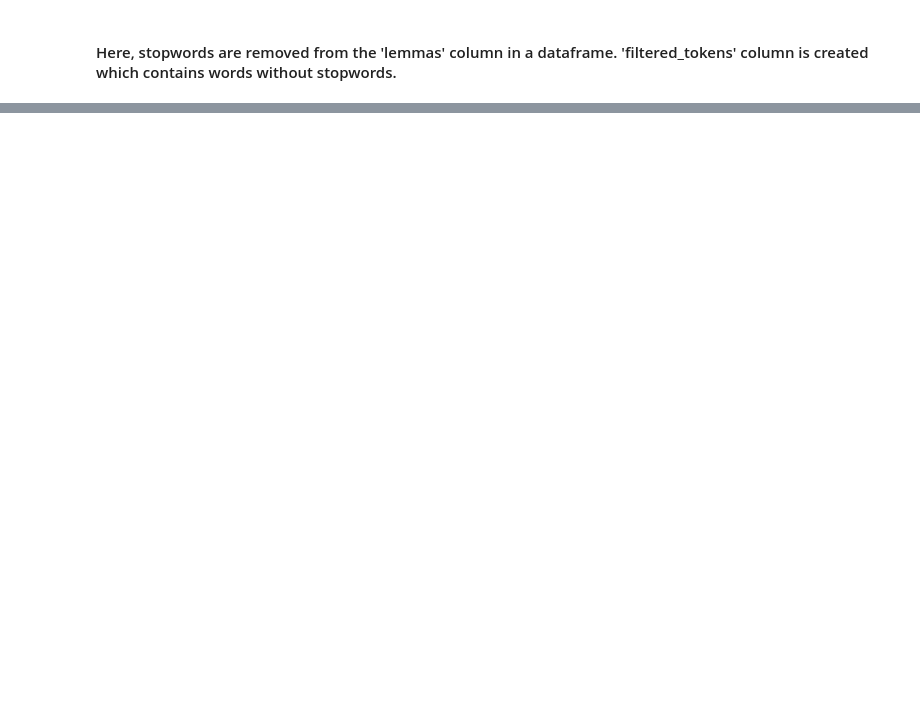
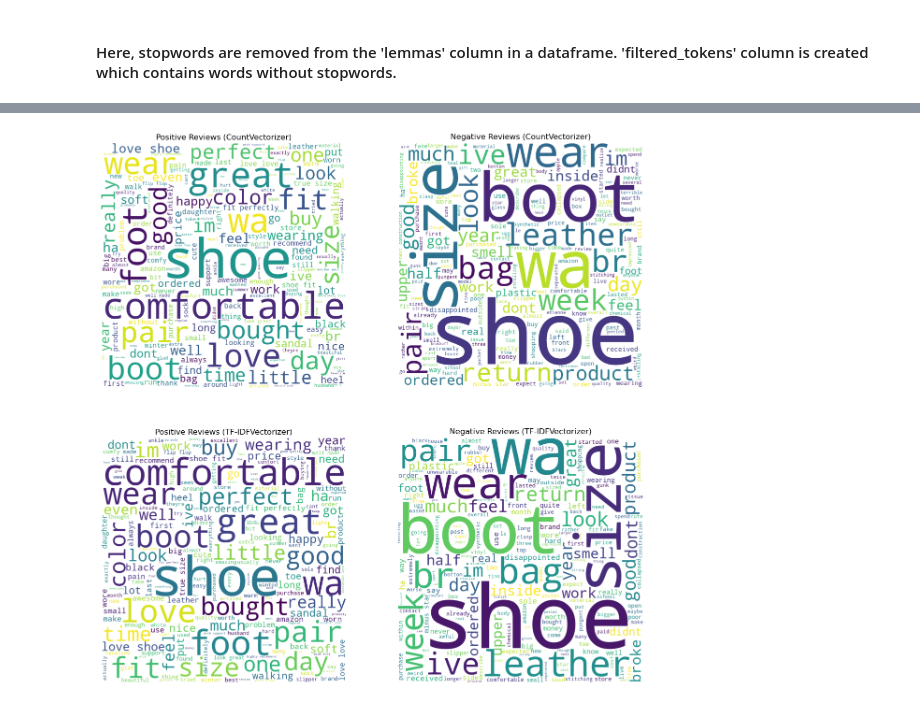
Before and after one commit to shubhampokhrel81/Amazon-US-shoes-review-using-NLP, a Jupyter notebook: assignment1_word_vectorization.ipynb, the cells around one changed output, grey strips where cells are left out. Cells and saved outputs as stored; diff of their text form; code cells hidden in the pictures; blank space fills up the shorter version.

Commit message:
model building with comparison

```diff
--- a/assignment1_word_vectorization.ipynb
+++ b/assignment1_word_vectorization.ipynb
@@ -596,0 +601,2 @@ plt.show()
+# %%
+df_model = pd.concat([df_text['filtered_tokens'],df['star_rating']], axis=1)
@@ -596,0 +619,69 @@ plt.show()
+# %%
+from sklearn.feature_extraction.text import CountVectorizer, TfidfVectorizer
+from sklearn.model_selection import train_test_split
+from sklearn.naive_bayes import MultinomialNB
+from sklearn.metrics import classification_report, confusion_matrix
+
+# Convert the list of tokens into a string
+df_model['text'] = df_model['filtered_tokens'].apply(lambda x: ' '.join(x))
+
+# Split the data into training and test sets
+X_train, X_test, y_train, y_test = train_test_split(df_model['text'], df_model['star_rating'], test_size=0.3, random_state=42)
+
+# Initialize the vectorizers
+cv = CountVectorizer(min_df=5, ngram_range=(1, 2))
+tfidf = TfidfVectorizer(max_df=0.5, min_df=5, ngram_range=(1, 2))
+
+# Fit and transform the vectorizers on the training data
+X_train_cv = cv.fit_transform(X_train)
+X_train_tfidf = tfidf.fit_transform(X_train)
+
+# Transform the test data using the trained vectorizers
+X_test_cv = cv.transform(X_test)
+X_test_tfidf = tfidf.transform(X_test)
+
+# Train a Naive Bayes classifier on the CountVectorizer transformed data
+nb_cv = MultinomialNB()
+nb_cv.fit(X_train_cv, y_train)
+y_pred_cv = nb_cv.predict(X_test_cv)
+
+# Evaluate the model
+print("CountVectorizer Accuracy: ", nb_cv.score(X_test_cv, y_test))
+print(classification_report(y_test, y_pred_cv))
+
+# Train a Naive Bayes classifier on the TfidfVectorizer transformed data
+nb_tfidf = MultinomialNB()
+nb_tfidf.fit(X_train_tfidf, y_train)
+y_pred_tfidf = nb_tfidf.predict(X_test_tfidf)
+
+# Evaluate the model
+print("TfidfVectorizer Accuracy: ", nb_tfidf.score(X_test_tfidf, y_test))
+print(classification_report(y_test, y_pred_tfidf))
+
+# Create word clouds for both vectorization methods to compare the most frequent words in the positive and negative reviews
+positive_words_cv = ' '.join(df_model[df_model['star_rating']==5]['text'])
+negative_words_cv = ' '.join(df_model[df_model['star_rating']==1]['text'])
+
+positive_words_tfidf = ' '.join(df_model[df_model['star_rating']==5]['text'])
+negative_words_tfidf = ' '.join(df_model[df_model['star_rating']==1]['text'])
+
+
+# Plot the word clouds
+fig, axs = plt.subplots(2, 2, figsize=(15, 15))
+axs[0, 0].imshow(WordCloud(width=800, height=800, background_color='white').generate(positive_words_cv))
+axs[0, 0].set_title("Positive Reviews (CountVectorizer)")
+axs[0, 0].axis('off')
+
+axs[0, 1].imshow(WordCloud(width=800, height=800, background_color='white').generate(negative_words_cv))
+axs[0, 1].set_title("Negative Reviews (CountVectorizer)")
+axs[0, 1].axis('off')
+
+axs[1, 0].imshow(WordCloud(width=800, height=800, background_color='white').generate(positive_words_tfidf))
+axs[1, 0].set_title("Positive Reviews (TF-IDFVectorizer)")
+axs[1, 0].axis('off')
+
+axs[1, 1].imshow(WordCloud(width=800, height=800, background_color='white').generate(negative_words_tfidf))
+axs[1, 1].set_title("Negative Reviews (TF-IDFVectorizer)")
+axs[1, 1].axis('off')
+plt.show()
+# %% [output]
@@ -596,0 +705 @@ plt.show()
+[figure, added]
```
Also changed, not shown: parts of 29 cells of this notebook.
